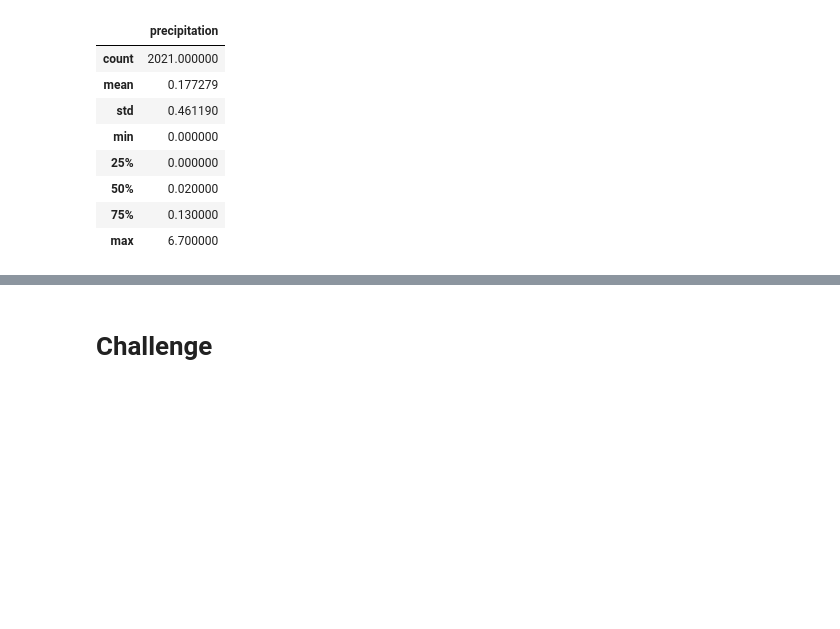
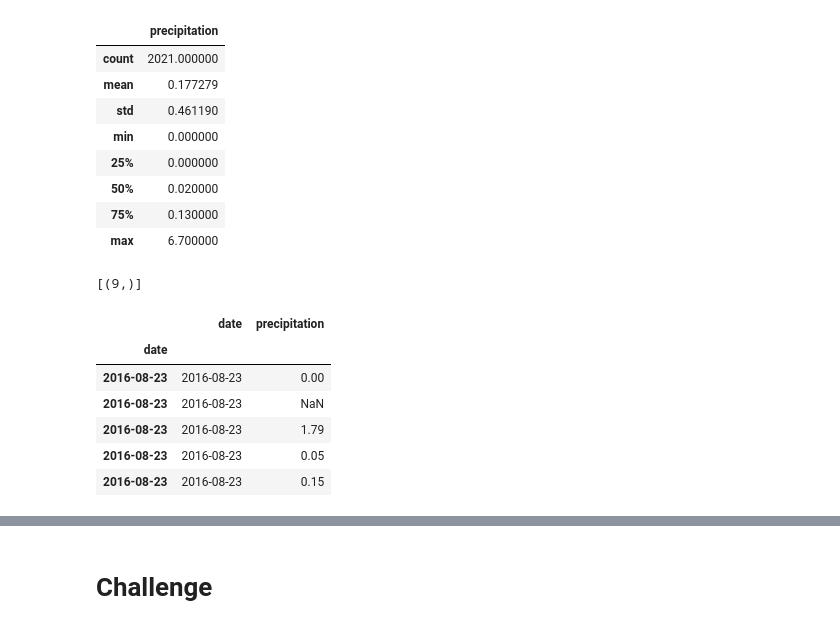
Before and after one commit to maronem/Surfs_Up, a Jupyter notebook: climate_analysis.ipynb, the cells around one changed output, grey strips where cells are left out. Drawn from its saved outputs; the diff is of its cells as text; code cells hidden in the pictures; blank space fills up the shorter version.

```diff
--- a/climate_analysis.ipynb
+++ b/climate_analysis.ipynb
@@ -85,4 +85,7 @@ df.describe()
 | 75% | 0.130000 |
 | max | 6.700000 |
 # %%
-# How many stations are available in this dataset?
+# How many stations are available in this dataset? Write a Query
+session.query(func.count(Station.station)).all()
+# %% [output]
+[(9,)]
@@ -91,0 +92,10 @@ df.describe()
+# %%
+df.head()
+# %% [output]
+|  | date | precipitation |
+| date |  |  |
+| 2016-08-23 | 2016-08-23 | 0.00 |
+| 2016-08-23 | 2016-08-23 | NaN |
+| 2016-08-23 | 2016-08-23 | 1.79 |
+| 2016-08-23 | 2016-08-23 | 0.05 |
+| 2016-08-23 | 2016-08-23 | 0.15 |
```
Also changed, not shown: parts of 5 cells of this notebook.
